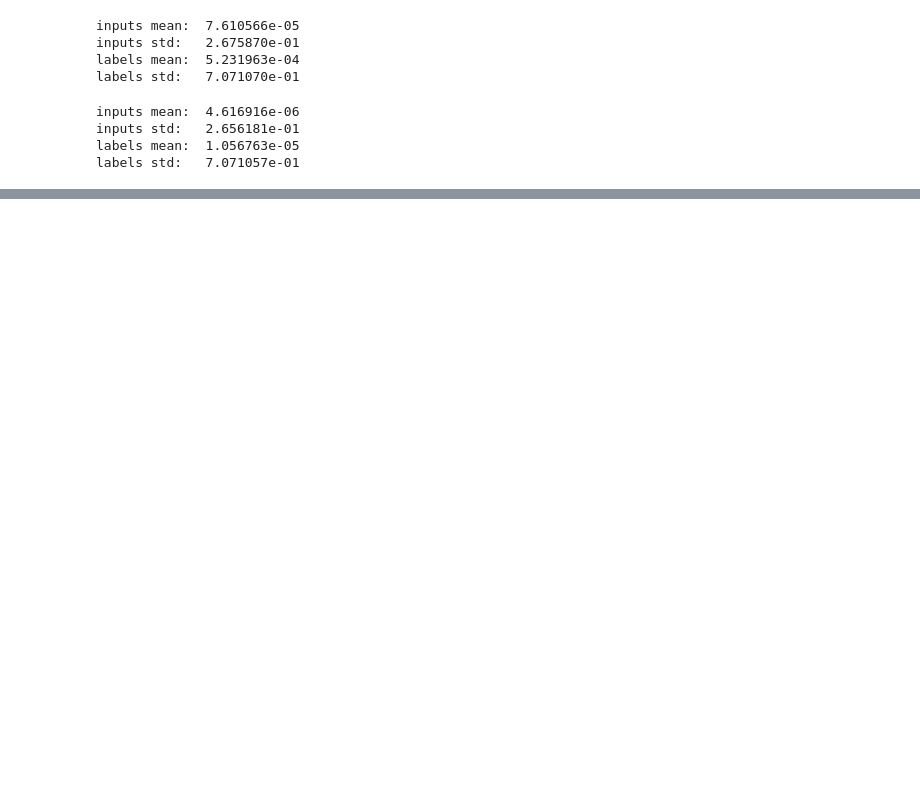
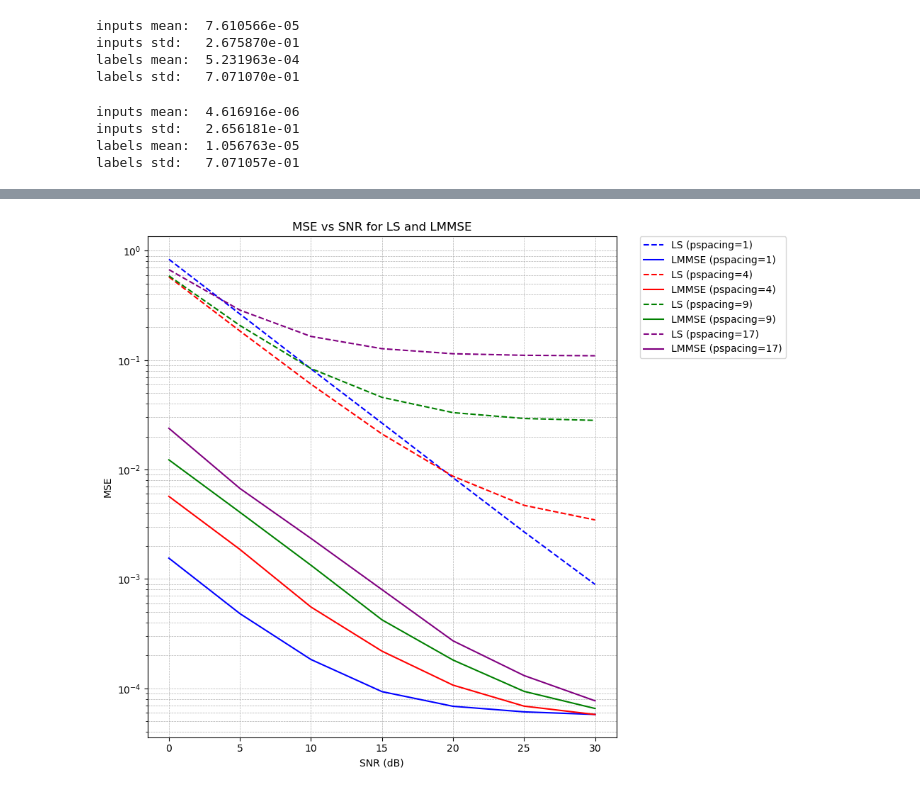
Before and after one commit to RU-SIT/SISO_CHE, a Jupyter notebook: Sionna_datasets/ps2_p612/speed5/SISO-UMi/data_exp.ipynb, the cells around one changed output, grey strips where cells are left out. Cells and saved outputs as stored; diff of their text form; code cells hidden in the pictures; blank space fills up the shorter version.

```diff
--- a/Sionna_datasets/ps2_p612/speed5/SISO-UMi/data_exp.ipynb
+++ b/Sionna_datasets/ps2_p612/speed5/SISO-UMi/data_exp.ipynb
@@ -76,0 +287,51 @@ Baseline LS-interpolation MSE: 4.293675e-01
+# %%
+import pandas as pd
+import matplotlib.pyplot as plt
+
+def plot_mse_vs_snr(csv_files, pspacings):
+    """
+    csv_files: list of file paths to CSV files
+    pspacings: list of pspacing values corresponding to each CSV file
+    """
+    # Define colors for different pspacings
+    colors = ['blue', 'red', 'green', 'purple', 'orange']
+
+    plt.figure(figsize=(10, 8))
+
+    for i, (file, p) in enumerate(zip(csv_files, pspacings)):
+        # Load CSV
+        df = pd.read_csv(file)
+
+        # Pick color based on index
+        color = colors[i % len(colors)]
+
+        # Plot LS (dashed) and LMMSE (solid) with same color
+        plt.plot(df["SNR_dB"], df["LS"], linestyle="--", color=color,
+                 label=f"LS (pspacing={p})")
+        plt.plot(df["SNR_dB"], df["LMMSE"], linestyle="-", color=color,
+                 label=f"LMMSE (pspacing={p})")
+
+    # Labels and formatting
+    plt.xlabel("SNR (dB)")
+    plt.ylabel("MSE")
+    plt.yscale("log")  # Often MSE is plotted on log scale
+    plt.title("MSE vs SNR for LS and LMMSE")
+    plt.legend()
+    plt.grid(True, which="both", linestyle="--", linewidth=0.5)
+    plt.legend(bbox_to_anchor=(1.05, 1), loc="upper left", borderaxespad=0.)
+    plt.tight_layout()
+    plt.show()
+
+
+# Example usage:
+csv_files = [
+    "/home/rghasemi/Wireless_communication/plots_by_channel_debug/umi_interp/5shot/data_snr5.hdf5/mse_vs_snr.csv",
+    "/home/rghasemi/Wireless_communication/plots_by_channel_pspacing_4/umi_interp/5shot/data_snr5.hdf5/mse_vs_snr.csv",
+    "/home/rghasemi/Wireless_communication/plots_by_channel_pspacing_9/umi_interp/5shot/data_snr5.hdf5/mse_vs_snr.csv",
+    "/home/rghasemi/Wireless_communication/plots_by_channel_pspacing_17/umi_interp/5shot/data_snr5.hdf5/mse_vs_snr.csv"
+]
+pspacings = [1, 4, 9, 17]
+
+plot_mse_vs_snr(csv_files, pspacings)
+# %% [output]
+[figure, added]
```
Also changed, not shown: parts of 5 cells of this notebook, 35 other files.
